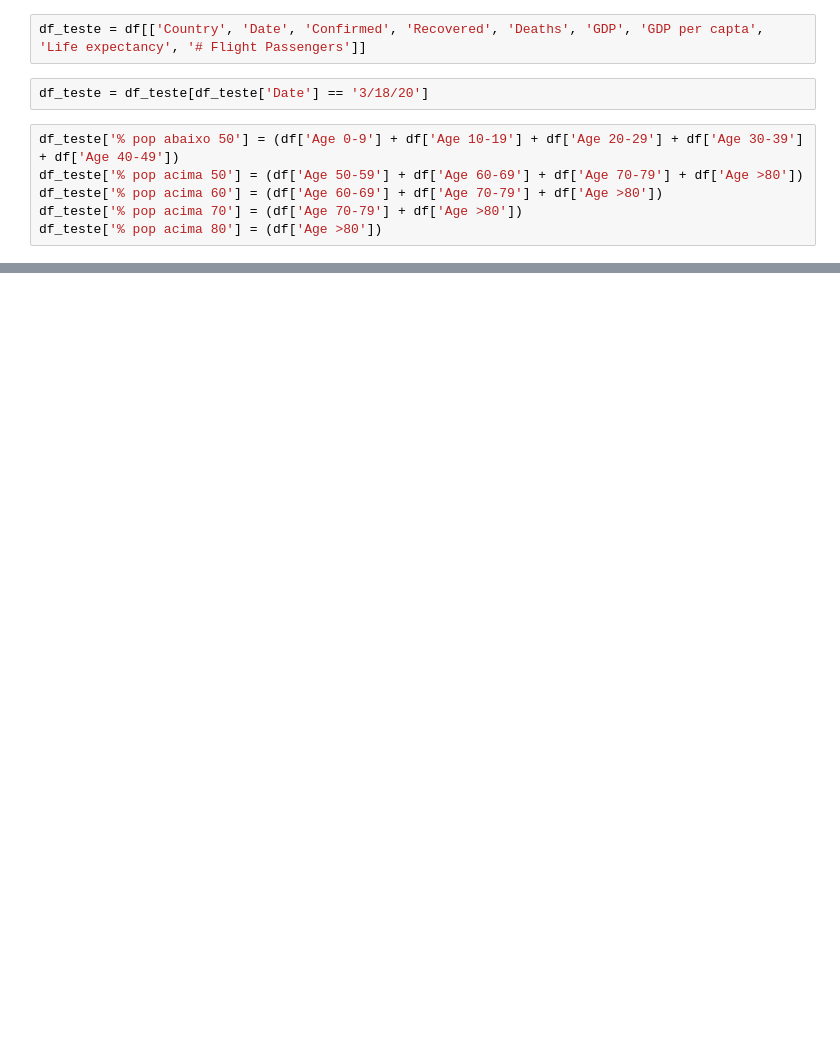
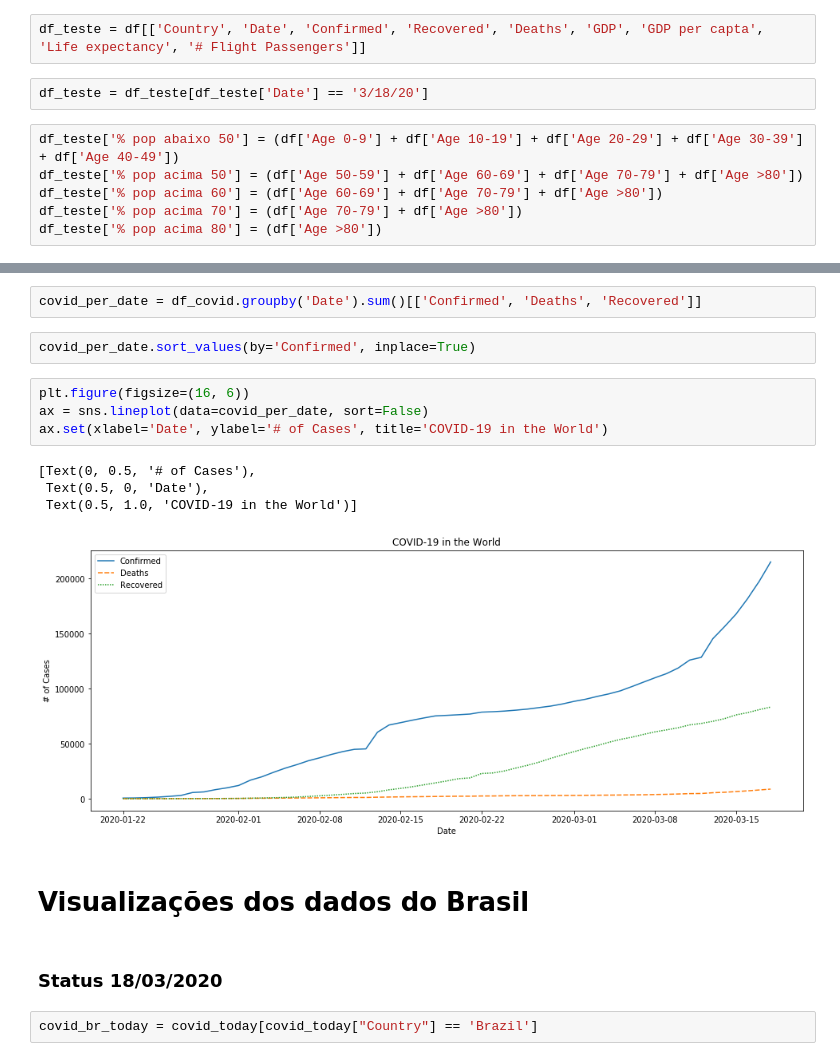
Before and after one commit to thamycoelho/coronavirus_analysis, a Jupyter notebook: data_analysis.ipynb, the cells around one changed output, grey strips where cells are left out. Cells and saved outputs as stored; diff of their text form; blank space fills up the shorter version.

```diff
--- a/data_analysis.ipynb
+++ b/data_analysis.ipynb
@@ -125,0 +164,19 @@ df_teste.corr()
+# %%
+covid_per_date = df_covid.groupby('Date').sum()[['Confirmed', 'Deaths', 'Recovered']]
+# %%
+covid_per_date.sort_values(by='Confirmed', inplace=True)
+# %%
+plt.figure(figsize=(16, 6))
+ax = sns.lineplot(data=covid_per_date, sort=False)
+ax.set(xlabel='Date', ylabel='# of Cases', title='COVID-19 in the World')
+# %% [output]
+[Text(0, 0.5, '# of Cases'),
+ Text(0.5, 0, 'Date'),
+ Text(0.5, 1.0, 'COVID-19 in the World')]
+[figure, added]
+# %% [markdown]
+# Visualizações dos dados do Brasil
+# %% [markdown]
+### Status 18/03/2020
+# %%
+covid_br_today = covid_today[covid_today["Country"] == 'Brazil']
```
Also changed, not shown: parts of 16 cells of this notebook.
